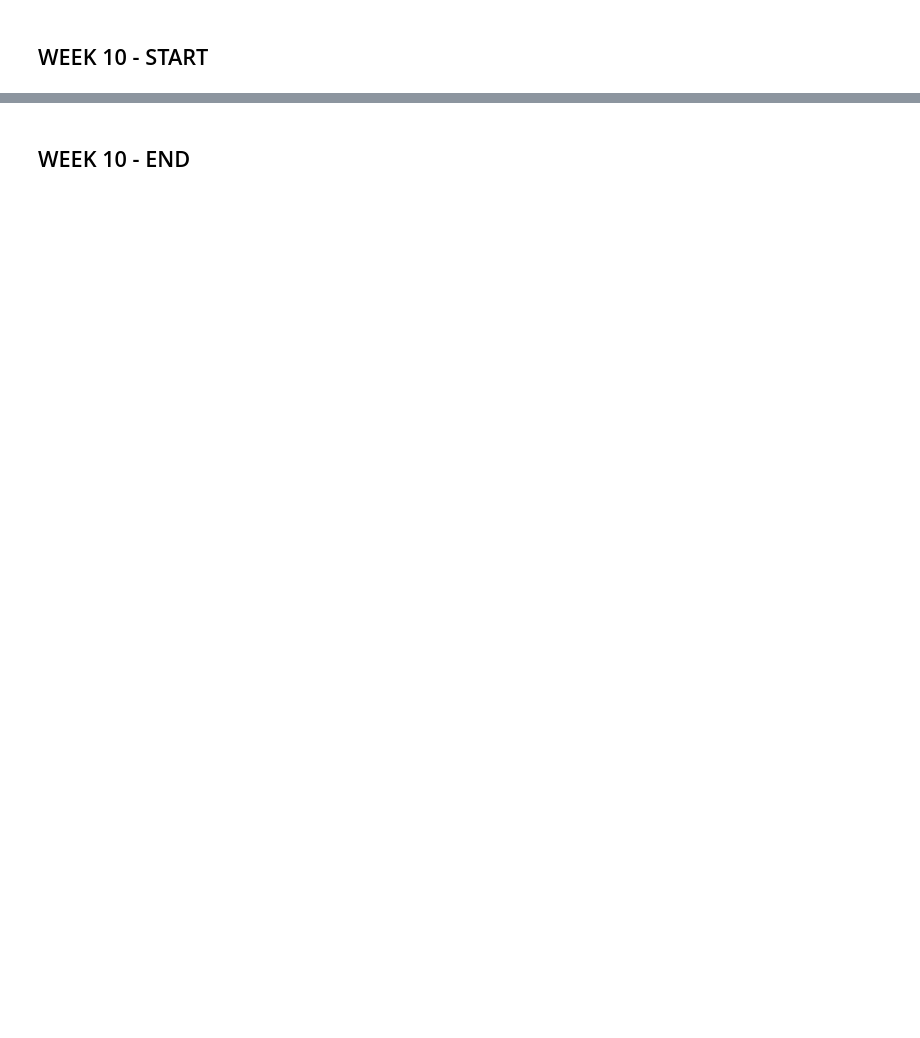
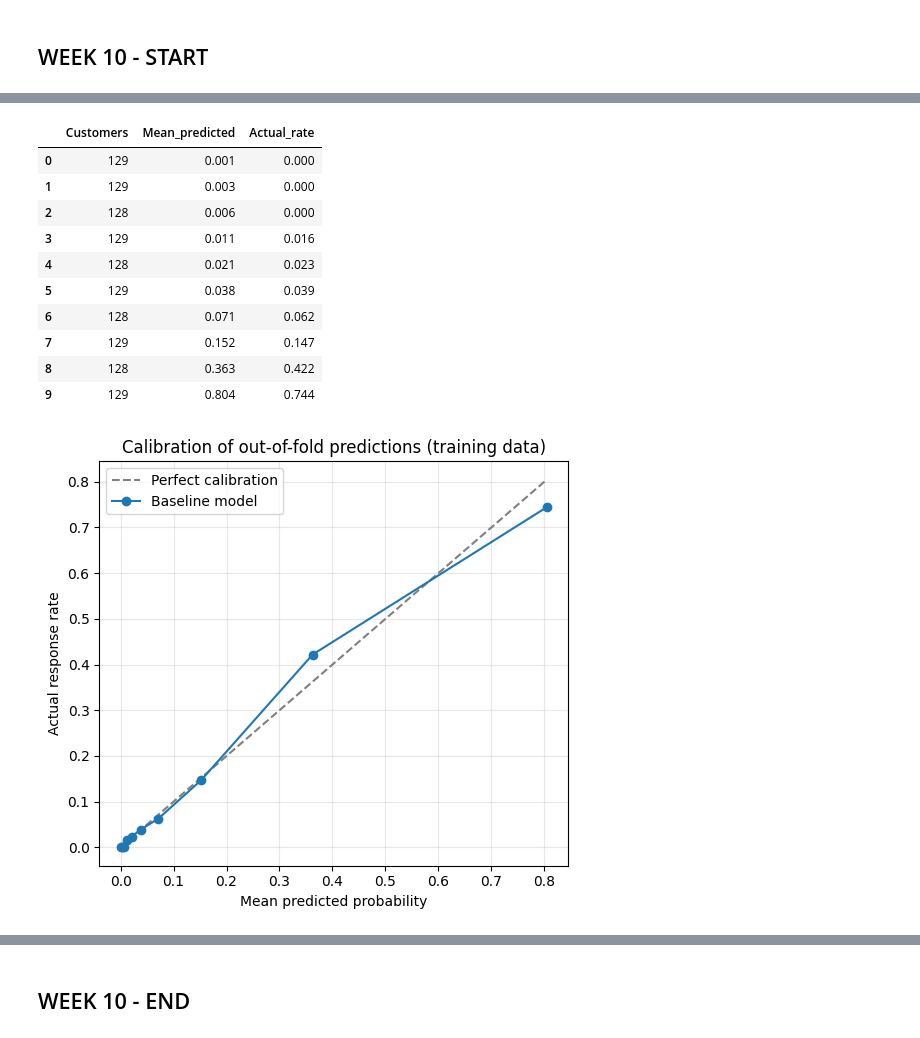
Before and after one commit to nathanyangm/targeted-marketing-model, a Jupyter notebook: notebooks/week10.ipynb, the cells around one changed output, grey strips where cells are left out. Saved outputs shown, nothing was run; the diff lists cells and outputs as text; code cells hidden in the pictures; blank space fills up the shorter version.

Commit message:
week 10

```diff
--- a/notebooks/week10.ipynb
+++ b/notebooks/week10.ipynb
@@ -531,0 +92,21 @@ plt.show()
+# %%
+# One stratified split with a fixed seed so the datasets are identical on every run
+train_fit_df, val_df = train_test_split(
+    train_df,
+    test_size=VALIDATION_SIZE,
+    stratify=train_df[TARGET],
+    random_state=RANDOM_STATE,
+)
+train_fit_df = train_fit_df.reset_index(drop=True)
+val_df = val_df.reset_index(drop=True)
+
+X_train, y_train = train_fit_df[feature_names], train_fit_df[TARGET]
+X_val, y_val = val_df[feature_names], val_df[TARGET]
+X_test, y_test = test_df[feature_names], test_df[TARGET]
+
+split_summary = pd.DataFrame({
+    "Customers": [len(X_train), len(X_val), len(X_test)],
+    "Responders": [int(y_train.sum()), int(y_val.sum()), int(y_test.sum())],
+    "Response rate": [y_train.mean(), y_val.mean(), y_test.mean()],
+}, index=["Training", "Validation", "Test"])
+display(split_summary.round(4))
@@ -531,0 +331,34 @@ plt.show()
+# %%
+# Calibration: do predicted probabilities match actual response rates? (10 equal-sized groups by predicted probability)
+decile = pd.qcut(error_df["oof_proba"], 10, duplicates="drop")
+calibration = error_df.groupby(decile, observed=True).agg(
+    Customers=(TARGET, "size"),
+    Mean_predicted=("oof_proba", "mean"),
+    Actual_rate=(TARGET, "mean"),
+).reset_index(drop=True)
+display(calibration.round(3))
+
+plt.figure(figsize=(5.5, 5))
+plt.plot([0, calibration["Mean_predicted"].max()], [0, calibration["Mean_predicted"].max()], "--", color="gray", label="Perfect calibration")
+plt.plot(calibration["Mean_predicted"], calibration["Actual_rate"], marker="o", label="Baseline model")
+plt.title("Calibration of out-of-fold predictions (training data)")
+plt.xlabel("Mean predicted probability")
+plt.ylabel("Actual response rate")
+plt.legend()
+plt.grid(alpha=0.3)
+plt.tight_layout()
+plt.savefig(FIG_DIR / "week10_calibration.png", dpi=150)
+plt.show()
+# %% [output]
+|  | Customers | Mean_predicted | Actual_rate |
+| 0 | 129 | 0.001 | 0.000 |
+| 1 | 129 | 0.003 | 0.000 |
+| 2 | 128 | 0.006 | 0.000 |
+| 3 | 129 | 0.011 | 0.016 |
+| 4 | 128 | 0.021 | 0.023 |
+| 5 | 129 | 0.038 | 0.039 |
+| 6 | 128 | 0.071 | 0.062 |
+| 7 | 129 | 0.152 | 0.147 |
+| 8 | 128 | 0.363 | 0.422 |
+| 9 | 129 | 0.804 | 0.744 |
+[figure, added]
```
Also changed, not shown: parts of 56 cells of this notebook, 6 other files.
